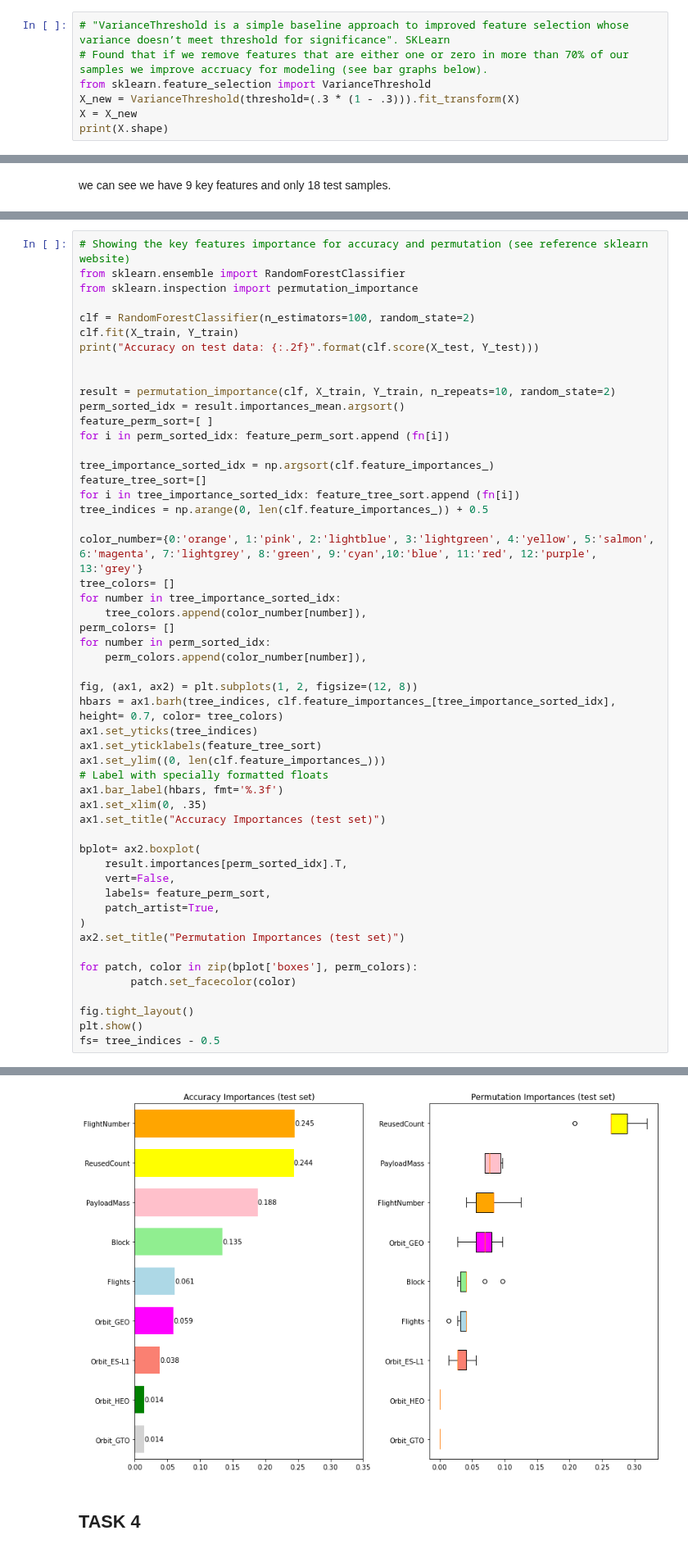
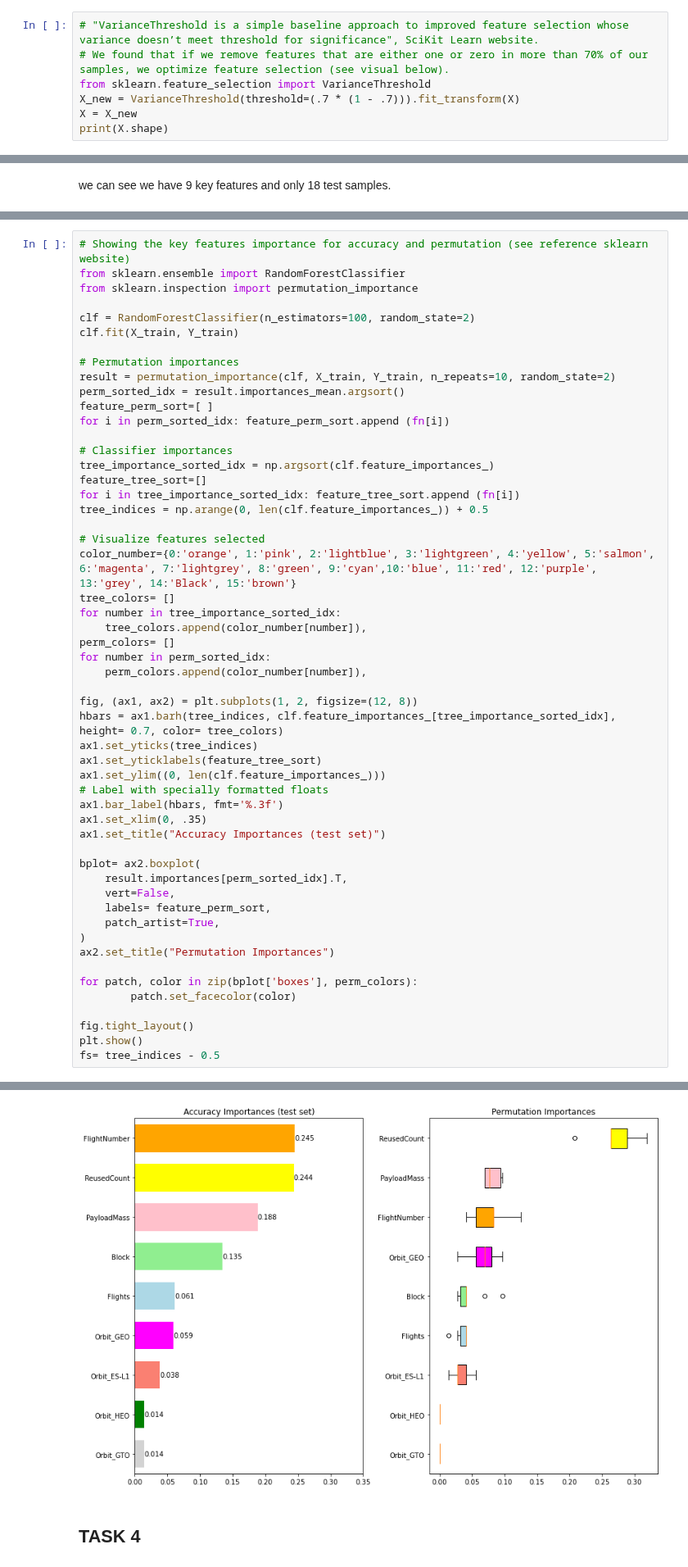
Before and after one commit to mattjcaron/Applied-Data-Science-Capstone, a Jupyter notebook: Machine Learning Prediction lab.ipynb, the cells around one changed output, grey strips where cells are left out. Shown at 82% size. Saved outputs shown, nothing was run; the diff lists cells and outputs as text.

```diff
--- a/Machine Learning Prediction lab.ipynb
+++ b/Machine Learning Prediction lab.ipynb
@@ -130,8 +107,8 @@ Class = data['Class']
 # %%
-# "VarianceThreshold is a simple baseline approach to improved feature selection whose variance doesn’t meet threshold for significance". SKLearn
-# Found that if we remove features that are either one or zero in more than 70% of our samples we improve accruacy for modeling (see bar graphs below).
+# "VarianceThreshold is a simple baseline approach to improved feature selection whose variance doesn’t meet threshold for significance", SciKit Learn website.
+# We found that if we remove features that are either one or zero in more than 70% of our samples, we optimize feature selection (see visual below).
 from sklearn.feature_selection import VarianceThreshold
-X_new = VarianceThreshold(threshold=(.3 * (1 - .3))).fit_transform(X)
+X_new = VarianceThreshold(threshold=(.7 * (1 - .7))).fit_transform(X)
 X = X_new
 print(X.shape)
 # %% [output]
@@ -178,20 +152,21 @@ from sklearn.inspection import permutation_importance
 
 clf = RandomForestClassifier(n_estimators=100, random_state=2)
 clf.fit(X_train, Y_train)
-print("Accuracy on test data: {:.2f}".format(clf.score(X_test, Y_test)))
 
-
+# Permutation importances
 result = permutation_importance(clf, X_train, Y_train, n_repeats=10, random_state=2)
 perm_sorted_idx = result.importances_mean.argsort()
 feature_perm_sort=[ ]
 for i in perm_sorted_idx: feature_perm_sort.append (fn[i])
 
+# Classifier importances
 tree_importance_sorted_idx = np.argsort(clf.feature_importances_)
 feature_tree_sort=[]
 for i in tree_importance_sorted_idx: feature_tree_sort.append (fn[i])
 tree_indices = np.arange(0, len(clf.feature_importances_)) + 0.5
 
-color_number={0:'orange', 1:'pink', 2:'lightblue', 3:'lightgreen', 4:'yellow', 5:'salmon', 6:'magenta', 7:'lightgrey', 8:'green', 9:'cyan',10:'blue', 11:'red', 12:'purple', 13:'grey'}
+# Visualize features selected
+color_number={0:'orange', 1:'pink', 2:'lightblue', 3:'lightgreen', 4:'yellow', 5:'salmon', 6:'magenta', 7:'lightgrey', 8:'green', 9:'cyan',10:'blue', 11:'red', 12:'purple', 13:'grey', 14:'Black', 15:'brown'}
 tree_colors= []
 for number in tree_importance_sorted_idx:
     tree_colors.append(color_number[number]),
@@ -215,7 +190,7 @@ bplot= ax2.boxplot(
     labels= feature_perm_sort,
     patch_artist=True,
 )
-ax2.set_title("Permutation Importances (test set)")
+ax2.set_title("Permutation Importances")
 
 for patch, color in zip(bplot['boxes'], perm_colors):
         patch.set_facecolor(color)
@@ -228,4 +202,4 @@ Accuracy on test data: 0.89
-[figure, old version]
+[figure, new version]
 # %% [markdown]
 ## TASK  4
 # %% [markdown]
```
Also changed, not shown: parts of 8 cells of this notebook.
